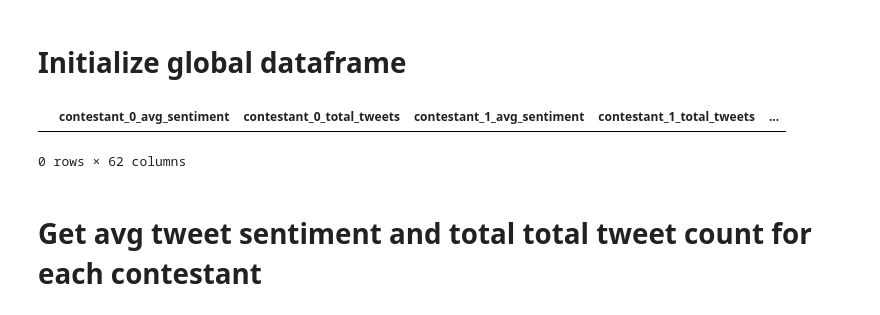
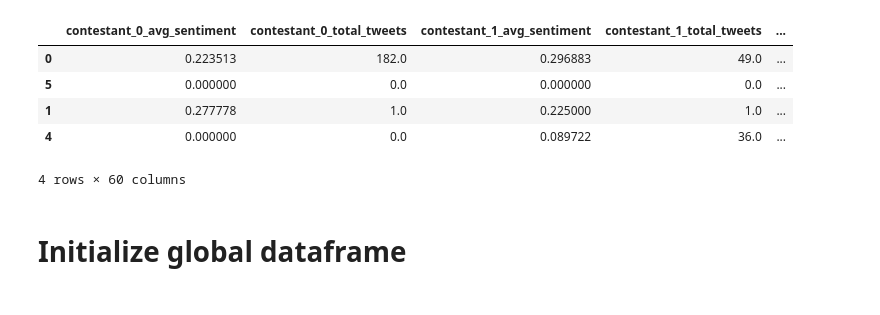
Before and after one commit to sarahbashir/realityTV_project, a Jupyter notebook: CS_proj.ipynb, the cells around one changed output. Cells and saved outputs as stored; diff of their text form; code cells hidden in the pictures.

```diff
--- a/CS_proj.ipynb
+++ b/CS_proj.ipynb
@@ -78,0 +156,11 @@ df["contestant"] =
+# %%
+globaldata= initialize_globaldf()
+t, c, v, b = generate_data(2)
+t
+# %% [output]
+|  | contestant_0_avg_sentiment | contestant_0_total_tweets | contestant_1_avg_sentiment | contestant_1_total_tweets | ... |
+| 0 | 0.223513 | 182.0 | 0.296883 | 49.0 | ... |
+| 5 | 0.000000 | 0.0 | 0.000000 | 0.0 | ... |
+| 1 | 0.277778 | 1.0 | 0.225000 | 1.0 | ... |
+| 4 | 0.000000 | 0.0 | 0.089722 | 36.0 | ... |
+4 rows × 60 columns
@@ -87,9 +189,3 @@ colname.append("n_season")
 colname.append("id_winner")
 
 globaldata = pd.DataFrame(columns=colname)
-globaldata
-# %% [output]
-|  | contestant_0_avg_sentiment | contestant_0_total_tweets | contestant_1_avg_sentiment | contestant_1_total_tweets | ... |
-0 rows × 62 columns
-# %% [markdown]
-# Get avg tweet sentiment and total total tweet count for each contestant
```
Also changed, not shown: parts of 20 cells of this notebook, 8 other files.
